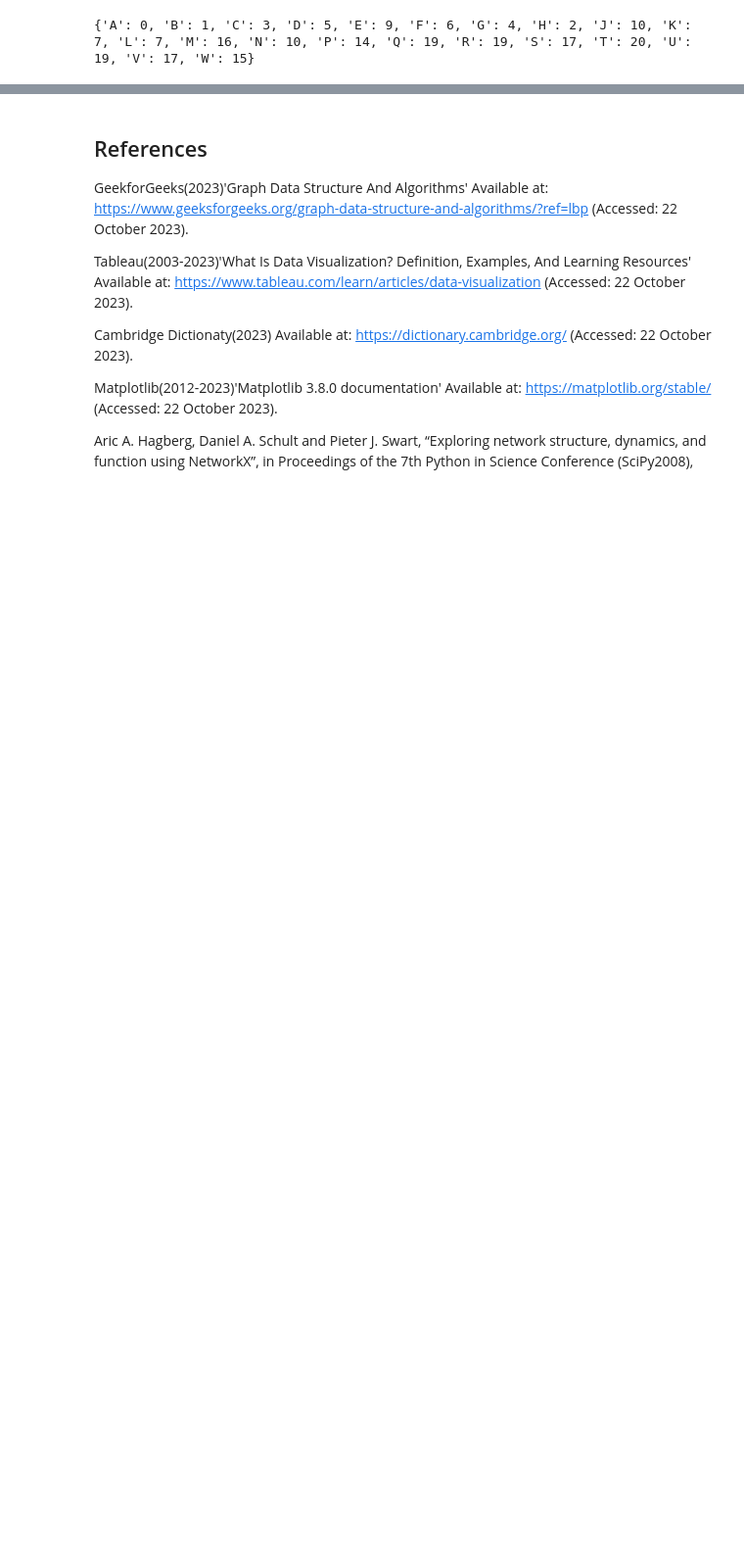
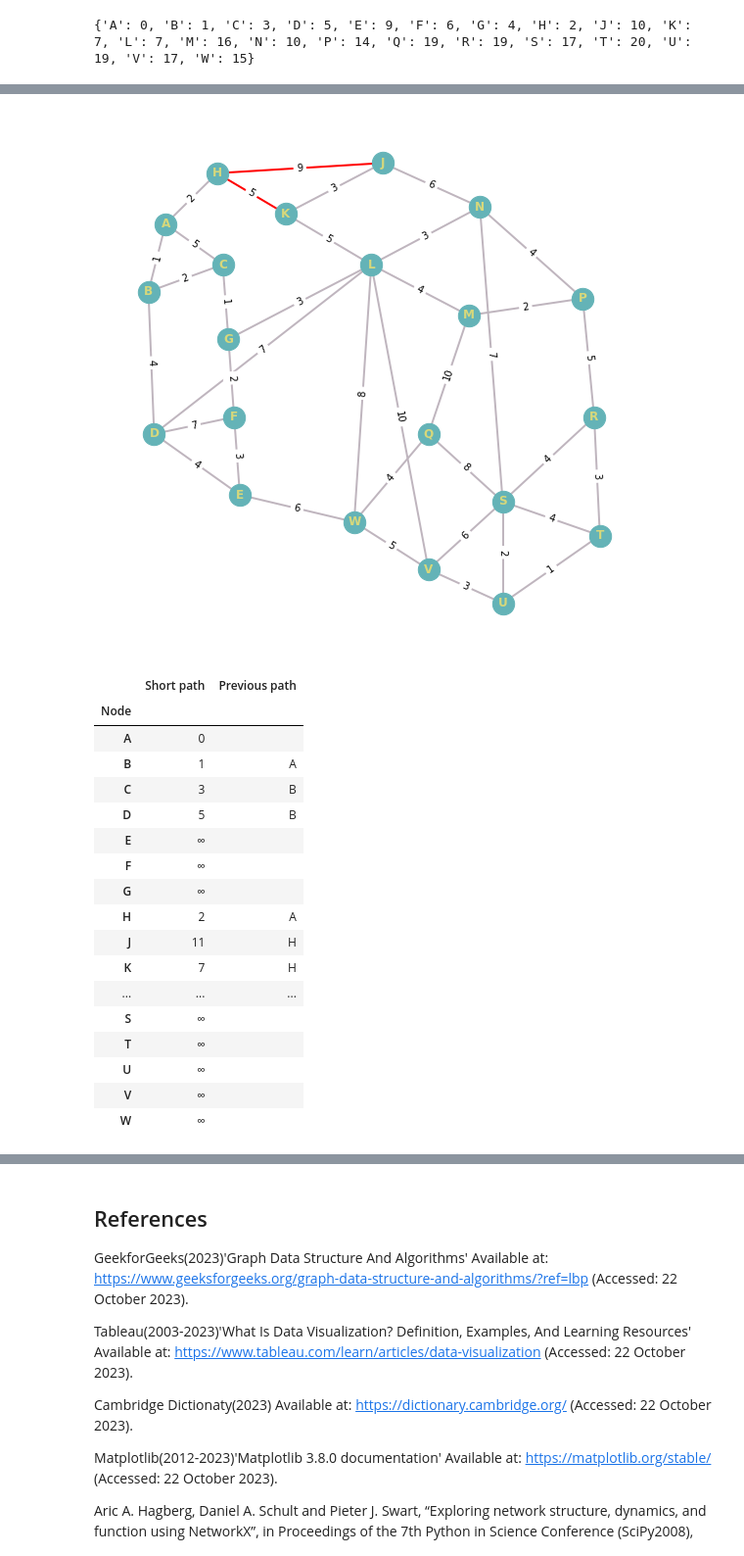
Before and after one commit to Rfg2048/AI, a Jupyter notebook: AI.ipynb, the cells around one changed output, grey strips where cells are left out. Shown at 98% size. Saved outputs shown, nothing was run; the diff lists cells and outputs as text; code cells hidden in the pictures; blank space fills up the shorter version.

```diff
--- a/AI.ipynb
+++ b/AI.ipynb
@@ -221,0 +303,34 @@ draw_graph(graph, pos, node_label, edge_label, edge_colors)
+# %%
+highlight_weights = {
+    ('H','J'),
+    ('H','K')
+}
+edge_colors=["red" if (u,v) in highlight_weights else "#bfb5be" for u,v in graph.edges()]
+draw_graph(graph, pos, node_label, edge_label, edge_colors)
+
+change_short('J', 11)
+change_prev('J','H')
+change_short('K', 7)
+change_prev('K','H')
+
+nodes_df
+# %% [output]
+[figure, added]
+|  | Short path | Previous path |
+| Node |  |  |
+| A | 0 |  |
+| B | 1 | A |
+| C | 3 | B |
+| D | 5 | B |
+| E | ∞ |  |
+| F | ∞ |  |
+| G | ∞ |  |
+| H | 2 | A |
+| J | 11 | H |
+| K | 7 | H |
+| ... | ... | ... |
+| S | ∞ |  |
+| T | ∞ |  |
+| U | ∞ |  |
+| V | ∞ |  |
+| W | ∞ |  |
```
Also changed, not shown: parts of 18 cells of this notebook.
